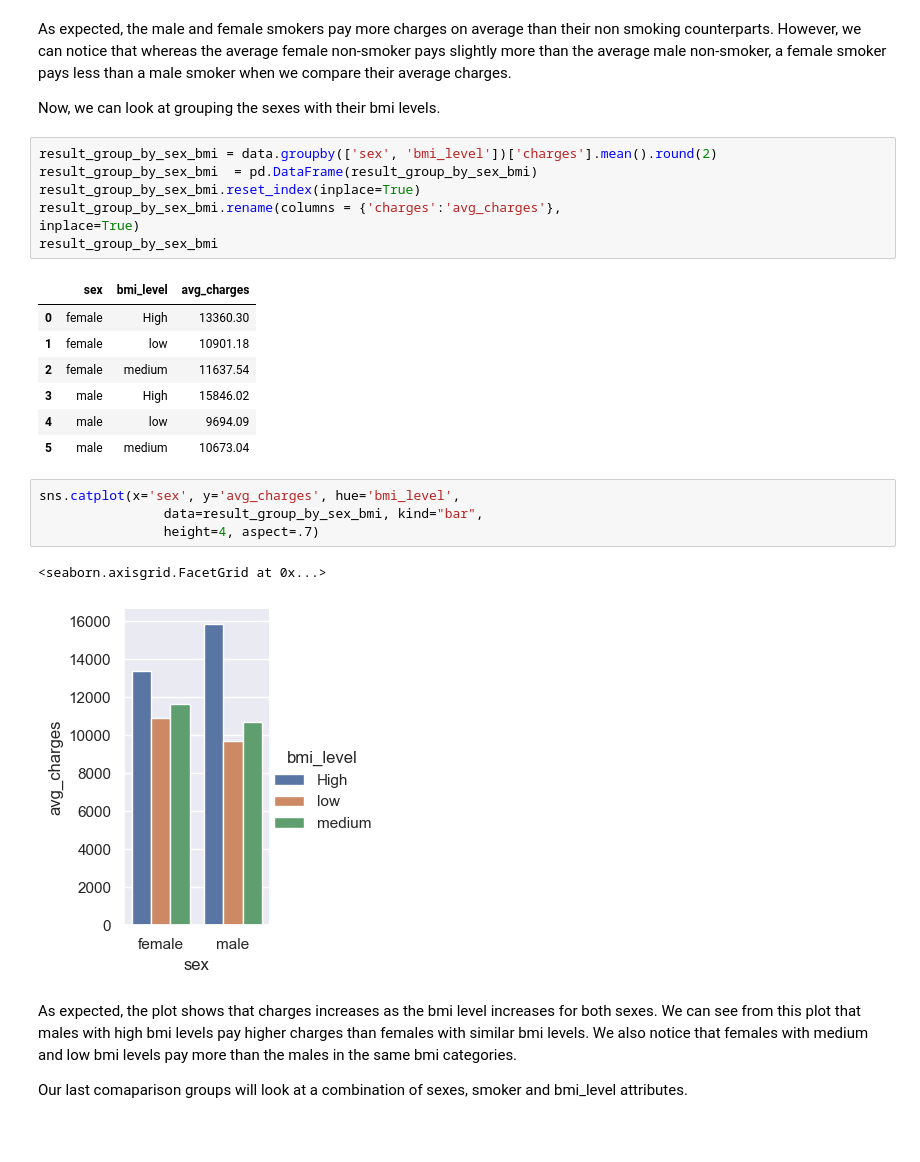
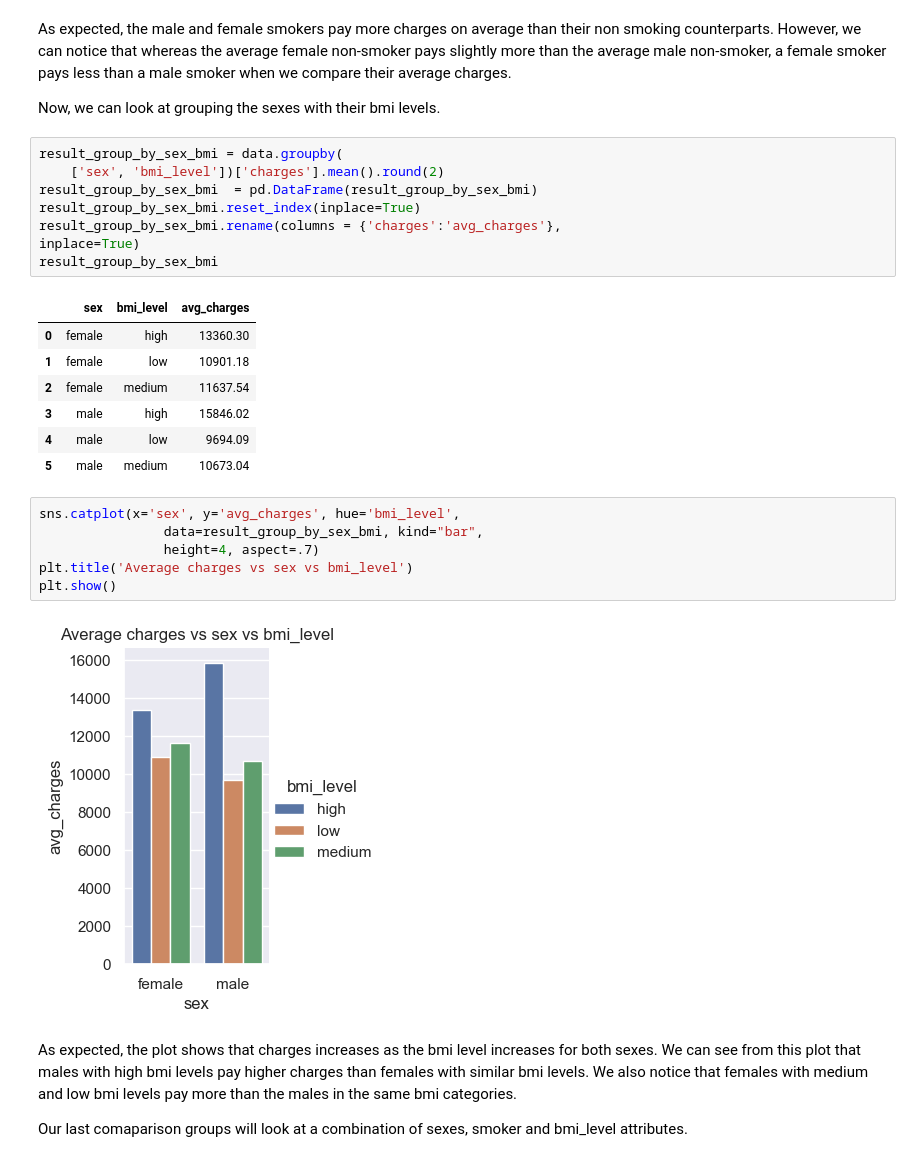
Before and after one commit to ChigozieObika/insurance_premium, a Jupyter notebook: eda.ipynb, the cells around one changed output. Saved outputs shown, nothing was run; the diff lists cells and outputs as text; blank space fills up the shorter version.

```diff
--- a/eda.ipynb
+++ b/eda.ipynb
@@ -374,7 +380,8 @@ As expected, the male and female smokers pay more charges on average than their
 
 Now, we can look at grouping the sexes with their bmi levels.
 # %%
-result_group_by_sex_bmi = data.groupby(['sex', 'bmi_level'])['charges'].mean().round(2)
+result_group_by_sex_bmi = data.groupby(
+    ['sex', 'bmi_level'])['charges'].mean().round(2)
 result_group_by_sex_bmi  = pd.DataFrame(result_group_by_sex_bmi)
 result_group_by_sex_bmi.reset_index(inplace=True)
 result_group_by_sex_bmi.rename(columns = {'charges':'avg_charges'},
@@ -382,19 +389,20 @@ inplace=True)
 result_group_by_sex_bmi
 # %% [output]
 |  | sex | bmi_level | avg_charges |
-| 0 | female | High | 13360.30 |
+| 0 | female | high | 13360.30 |
 | 1 | female | low | 10901.18 |
 | 2 | female | medium | 11637.54 |
-| 3 | male | High | 15846.02 |
+| 3 | male | high | 15846.02 |
 | 4 | male | low | 9694.09 |
 | 5 | male | medium | 10673.04 |
 # %%
 sns.catplot(x='sex', y='avg_charges', hue='bmi_level',
                 data=result_group_by_sex_bmi, kind="bar",
                 height=4, aspect=.7)
+plt.title('Average charges vs sex vs bmi_level')
+plt.show()
 # %% [output]
-<seaborn.axisgrid.FacetGrid at 0x...>
-[figure, old version]
+[figure, new version]
 # %% [markdown]
 As expected, the plot shows that charges increases as the bmi level increases for both sexes. We can see from this plot that males with high bmi levels pay higher charges than females with similar bmi levels. We also notice that females with medium and low bmi levels pay more than the males in the same bmi categories.
 
```
Also changed, not shown: parts of 26 cells of this notebook.
